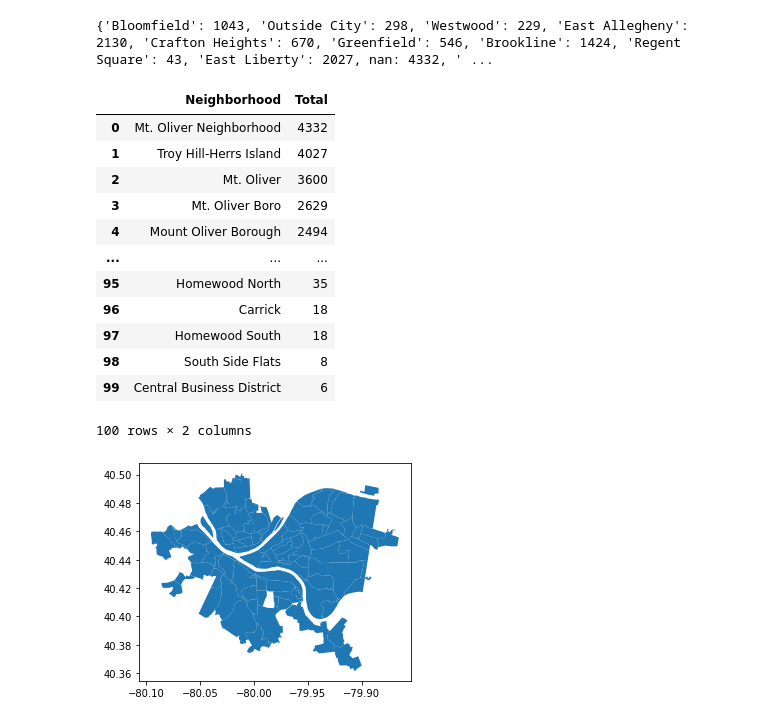
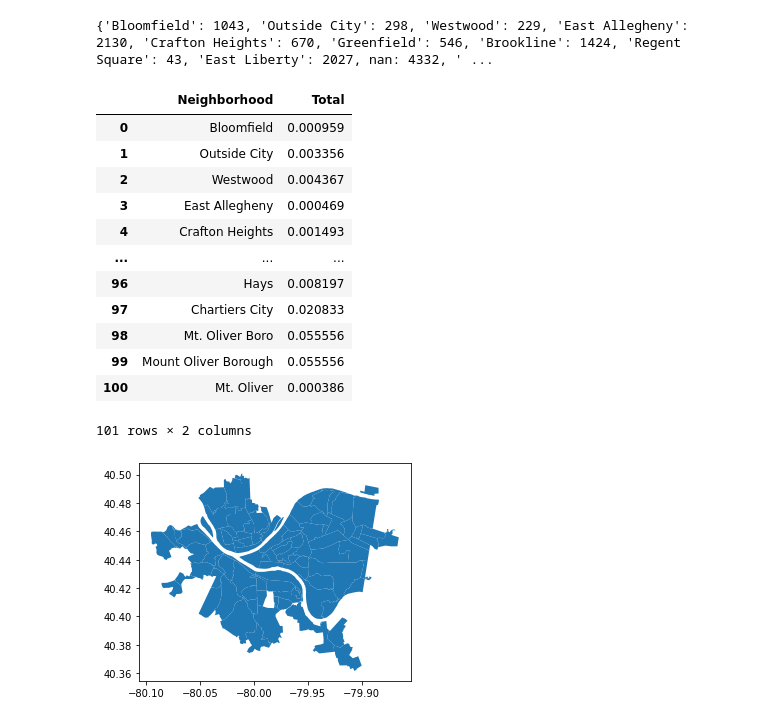
Before and after one commit to domcave/Safest-Pittsburgh-Neighborhood, a Jupyter notebook: Safest-Neighborhood.ipynb, the cells around one changed output. Cells and saved outputs as stored; diff of their text form; code cells hidden in the pictures.

```diff
--- a/Safest-Neighborhood.ipynb
+++ b/Safest-Neighborhood.ipynb
@@ -310,52 +310,32 @@ print(aggregate_denom)
 # %%
 aggregate_denomDF = pd.DataFrame()
 aggregate_denomDF["Neighborhood"] = list(aggregate_denom.keys())
 aggregate_denomDF["Total"] = list(aggregate_denom.values())
-
 final_Data = {}
-
 for index, row in aggregate_denomDF.iterrows():
     if row["Neighborhood"] not in final_Data.keys():
-        final_Data[row["Neighborhood"]] = row["Total"]
+        final_Data[row["Neighborhood"]] = 1/row["Total"]
     else:
-        final_Data[row["Neighborhood"]] = final_Data[row["Neighborhood"]]-(3*row["Total"])
+        final_Data[row["Neighborhood"]] = final_Data[row["Neighborhood"]]/row["Total"]
+final_Data["Mt. Oliver"] = final_Data["Mt. Oliver Boro"] * final_Data["Mount Oliver Borough"] * final_Data["Mt. Oliver"]
 
-#sort
-sorted_values = sorted(final_Data.values()) # Sort the values
-sorted_dict = {}
-
-for i in sorted_values:
-    for k in final_Data.keys():
-        if final_Data[k] == i:
-            sorted_dict[k] = final_Data[k]
-#flip values relatively
-i = 0
-while i < 50:
-    first_key = list(sorted_dict)[i]
-    first_val = list(sorted_dict.values())[i]
-    last_key = list(sorted_dict)[100-i]
-    last_val = list(sorted_dict.values())[100-i]
-    sorted_dict[last_key] = first_val
-    sorted_dict[first_key] = last_val
-    i += 1
 
 final_DataDF = pd.DataFrame()
-final_DataDF["Neighborhood"] = list(sorted_dict.keys())
-final_DataDF["Total"] = list(sorted_dict.values())
-final_DataDF = final_DataDF.dropna()
+final_DataDF["Neighborhood"] = list(final_Data.keys())
+final_DataDF["Total"] = list(final_Data.values())
 display(final_DataDF)
 # %% [output]
 |  | Neighborhood | Total |
-| 0 | Mt. Oliver Neighborhood | 4332 |
-| 1 | Troy Hill-Herrs Island | 4027 |
-| 2 | Mt. Oliver | 3600 |
-| 3 | Mt. Oliver Boro | 2629 |
-| 4 | Mount Oliver Borough | 2494 |
+| 0 | Bloomfield | 0.000959 |
+| 1 | Outside City | 0.003356 |
+| 2 | Westwood | 0.004367 |
+| 3 | East Allegheny | 0.000469 |
+| 4 | Crafton Heights | 0.001493 |
 | ... | ... | ... |
-| 95 | Homewood North | 35 |
-| 96 | Carrick | 18 |
-| 97 | Homewood South | 18 |
-| 98 | South Side Flats | 8 |
-| 99 | Central Business District | 6 |
+| 96 | Hays | 0.008197 |
+| 97 | Chartiers City | 0.020833 |
+| 98 | Mt. Oliver Boro | 0.055556 |
+| 99 | Mount Oliver Borough | 0.055556 |
+| 100 | Mt. Oliver | 0.000386 |
-100 rows × 2 columns
+101 rows × 2 columns
 # %%
```
Also changed, not shown: parts of 3 cells of this notebook.
